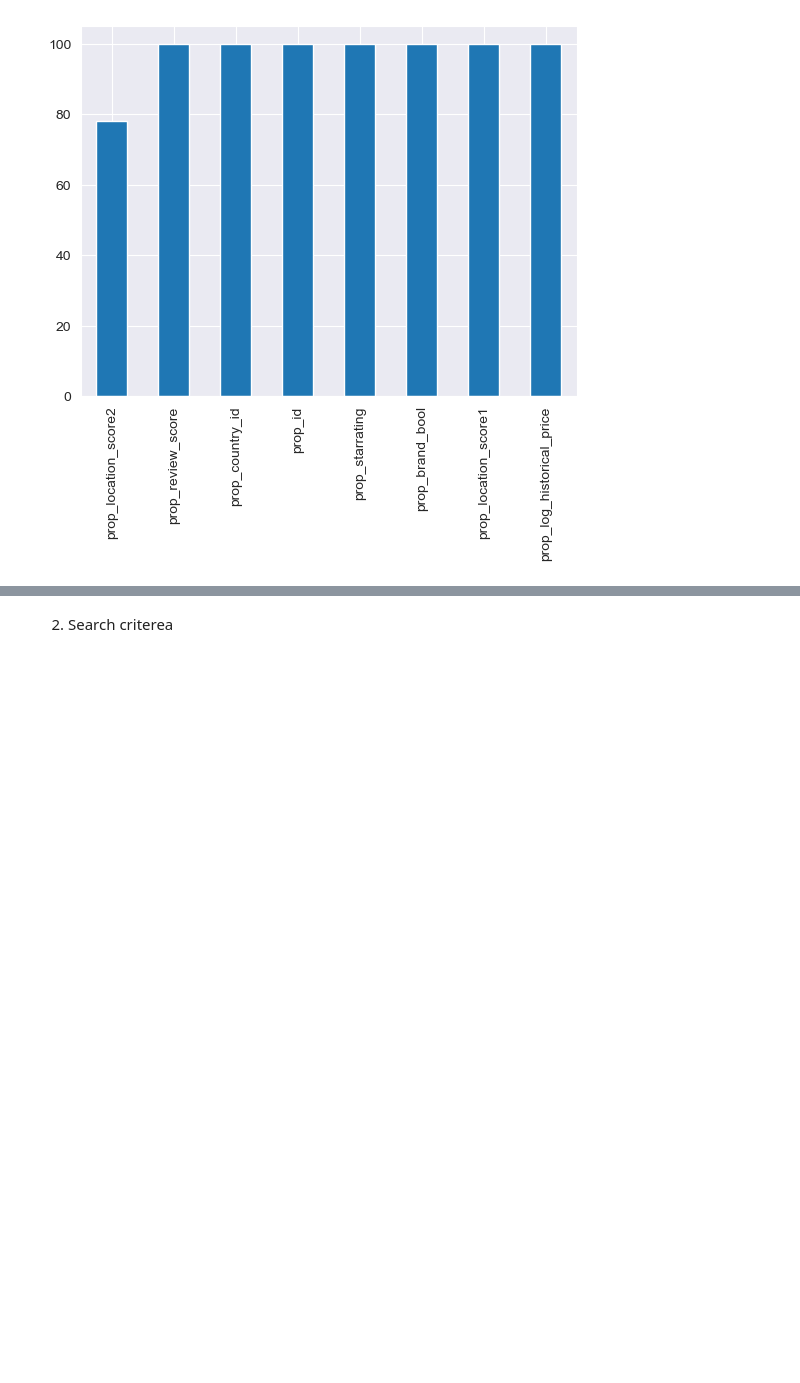
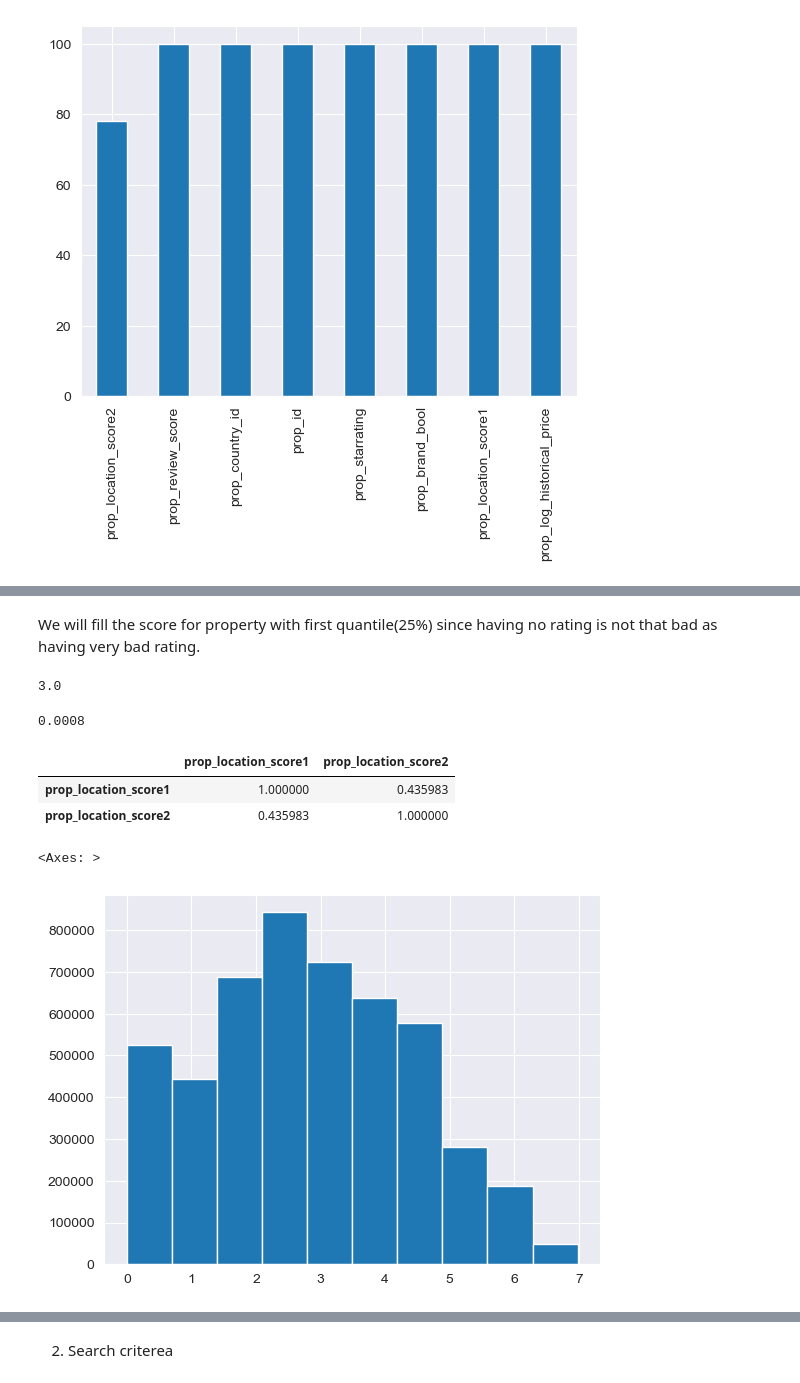
Before and after one commit to Jeniamakarchik/dmt_recom_sys, a Jupyter notebook: pre_eda.ipynb, the cells around one changed output, grey strips where cells are left out. Saved outputs shown, nothing was run; the diff lists cells and outputs as text; code cells hidden in the pictures; blank space fills up the shorter version.

```diff
--- a/pre_eda.ipynb
+++ b/pre_eda.ipynb
@@ -138 +149,26 @@ We will fill the score for location with negative value.
+# %% [markdown]
+We will fill the score for property with first quantile(25%) since having no rating is not that bad as having very bad rating.
+# %%
+np.quantile(train.prop_starrating.dropna(), 0.25)
+# %% [output]
+3.0
+# %%
+qntl = np.quantile(train.prop_location_score2.dropna(), 0.025)
+qntl
+# %% [output]
+0.0008
+# %%
+data[['prop_location_score1', 'prop_location_score2']].dropna().corr()
+# %% [output]
+|  | prop_location_score1 | prop_location_score2 |
+| prop_location_score1 | 1.000000 | 0.435983 |
+| prop_location_score2 | 0.435983 | 1.000000 |
+# %%
+# data['prop_location_score2'] = data['prop_location_score2'].fillna(-1)
+data['prop_location_score2'] = data['prop_location_score2'].fillna(qntl)
+# %%
+data.prop_location_score1.hist()
+# %% [output]
+<Axes: >
+[figure, added]
 # %%
```
Also changed, not shown: parts of 16 cells of this notebook.
